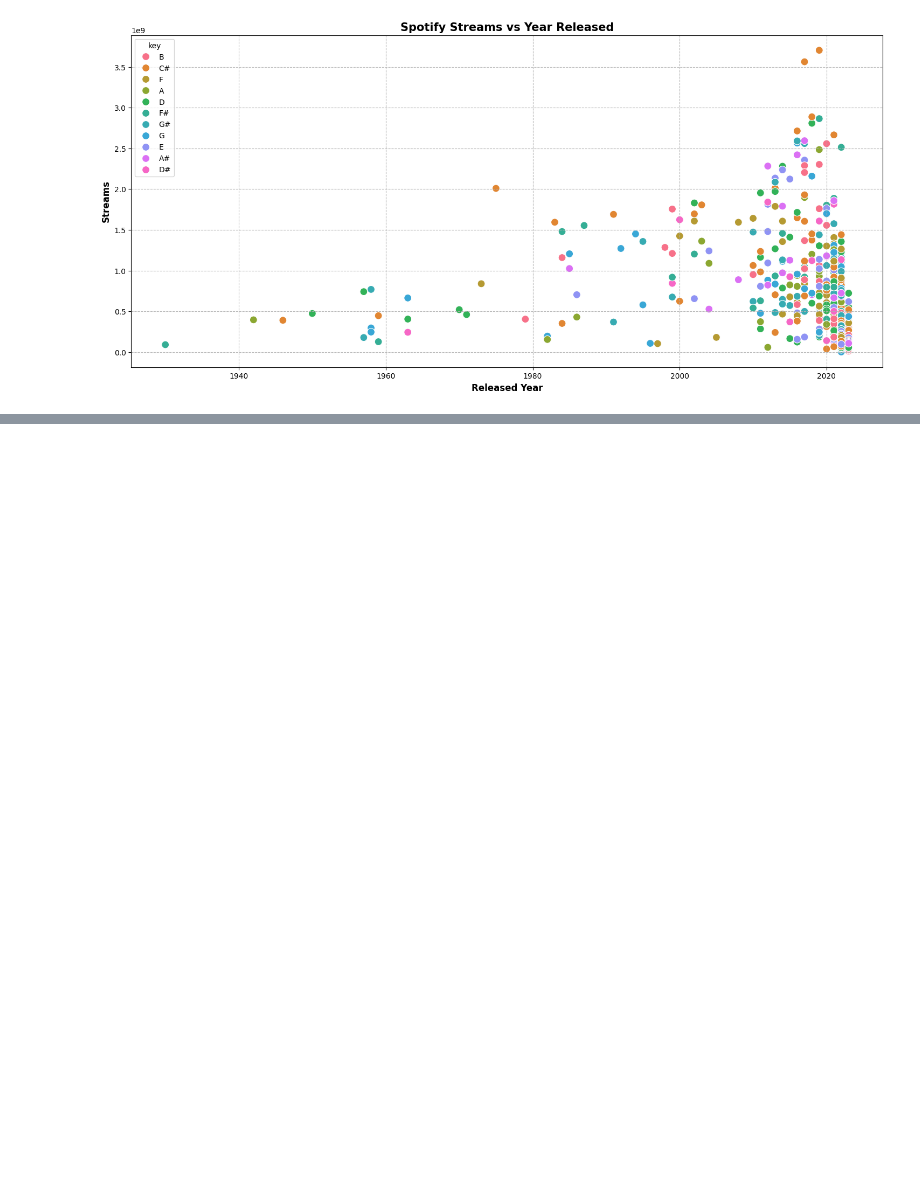
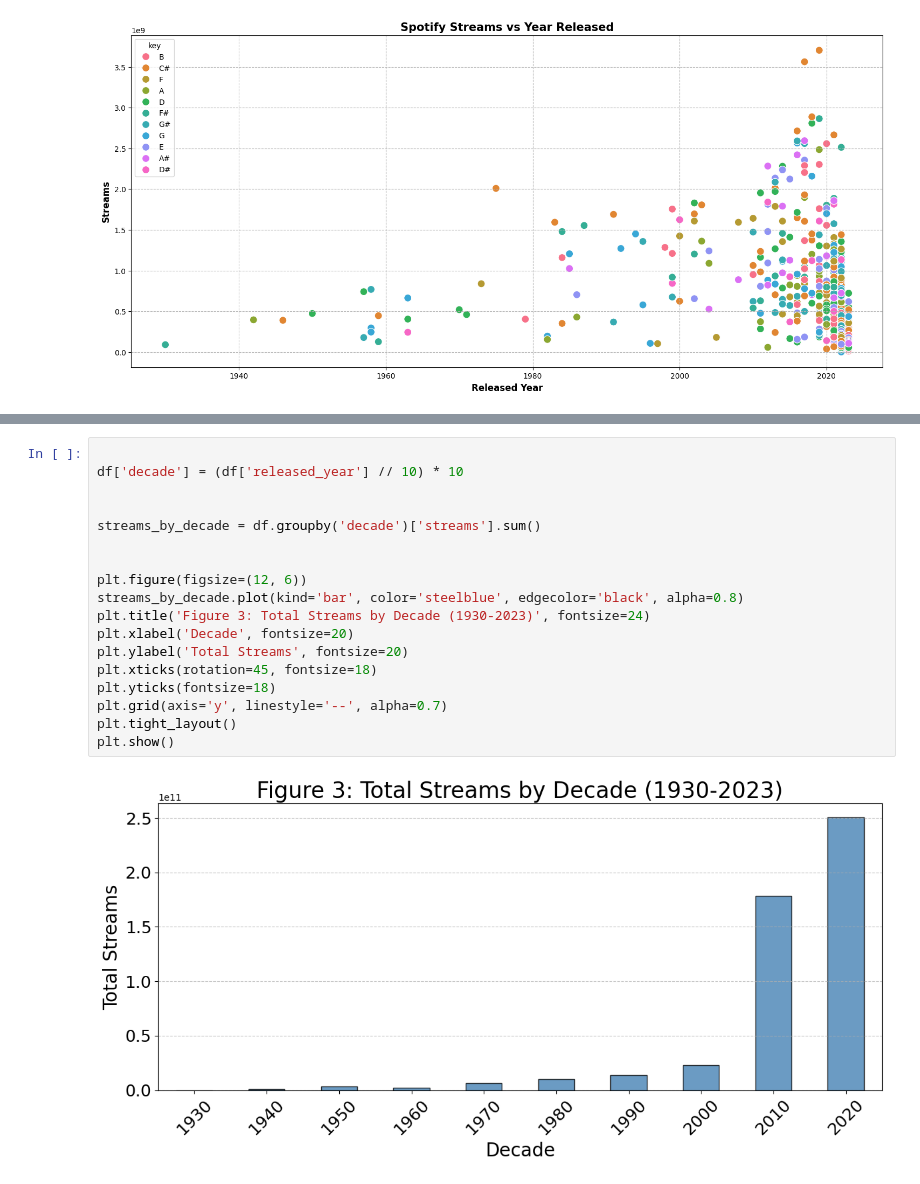
Before and after one commit to Yiming-Tian/final-report, a Jupyter notebook: Data_visualization.ipynb, the cells around one changed output, grey strips where cells are left out. Drawn from its saved outputs; the diff is of its cells as text; blank space fills up the shorter version.

```diff
--- a/Data_visualization.ipynb
+++ b/Data_visualization.ipynb
@@ -98,0 +117,20 @@ Scatter plot for released per year vs. Spotify Streams
+# %%
+
+df['decade'] = (df['released_year'] // 10) * 10
+
+
+streams_by_decade = df.groupby('decade')['streams'].sum()
+
+
+plt.figure(figsize=(12, 6))
+streams_by_decade.plot(kind='bar', color='steelblue', edgecolor='black', alpha=0.8)
+plt.title('Figure 3: Total Streams by Decade (1930-2023)', fontsize=24)
+plt.xlabel('Decade', fontsize=20)
+plt.ylabel('Total Streams', fontsize=20)
+plt.xticks(rotation=45, fontsize=18)
+plt.yticks(fontsize=18)
+plt.grid(axis='y', linestyle='--', alpha=0.7)
+plt.tight_layout()
+plt.show()
+# %% [output]
+[figure, added]
```
Also changed, not shown: parts of 5 cells of this notebook, 3 other files.
